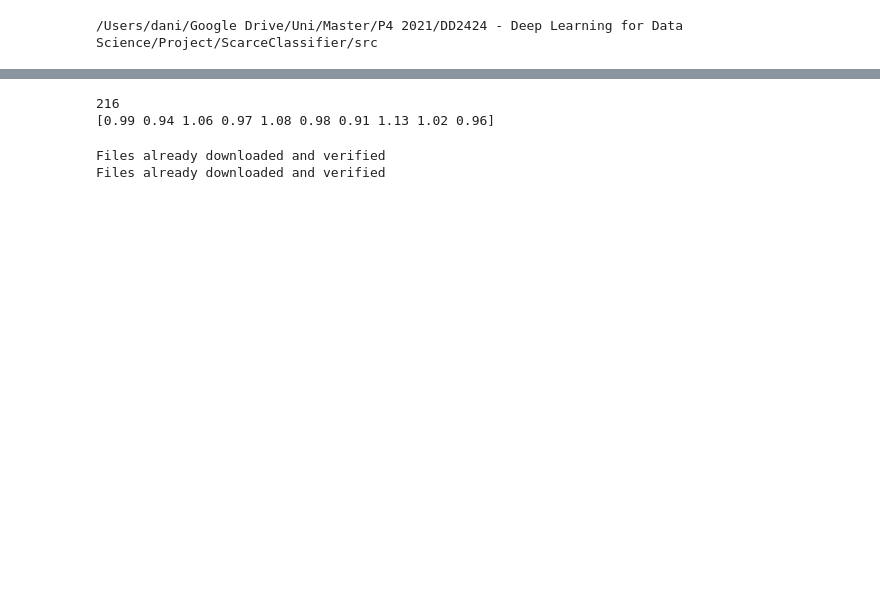
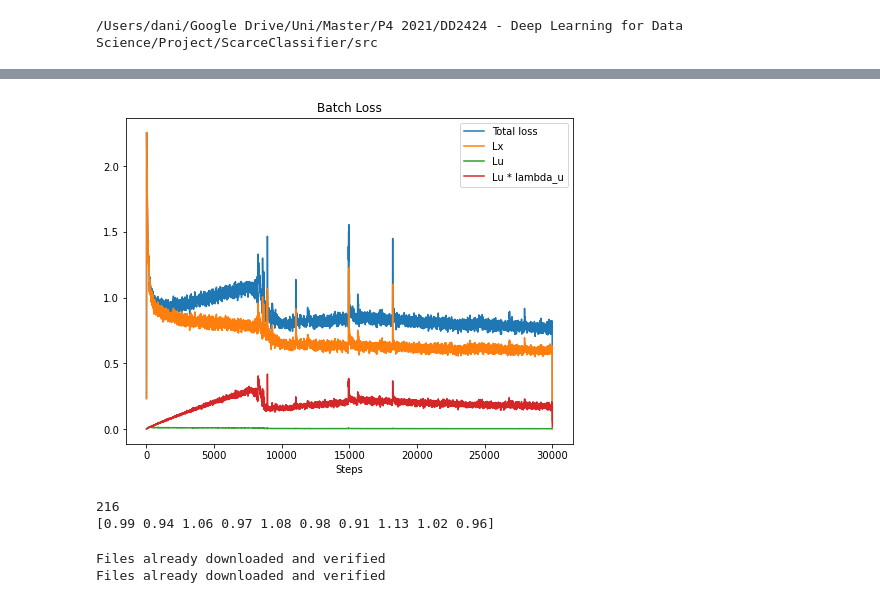
Before and after one commit to Morales97/MixMatch_and_Beyond, a Jupyter notebook: notebooks/load_model.ipynb, the cells around one changed output, grey strips where cells are left out. Saved outputs shown, nothing was run; the diff lists cells and outputs as text; code cells hidden in the pictures; blank space fills up the shorter version.

```diff
--- a/notebooks/load_model.ipynb
+++ b/notebooks/load_model.ipynb
@@ -60,3 +62,17 @@ NameError: name 'loss_batch' is not defined
+# %%
+plt.figure(figsize=(8,6))
+
+kernel_size = 10
+kernel = np.ones(kernel_size) / kernel_size
+loss_batch_f = np.convolve(loss_batch, kernel)
+lx_f = np.convolve(lx, kernel)
+lu_f = np.convolve(lu, kernel)
+lu_weighted_f = np.convolve(lu_weighted, kernel)
+
+plot_losses(loss_batch_f, lx_f, lu_f, lu_weighted_f)
+plt.show()
+# %% [output]
+[figure, added]
 # %%
 id = np.argmax(lx[9500:10000])
 print(id)
```
Also changed, not shown: parts of 6 cells of this notebook, 13 other files.
